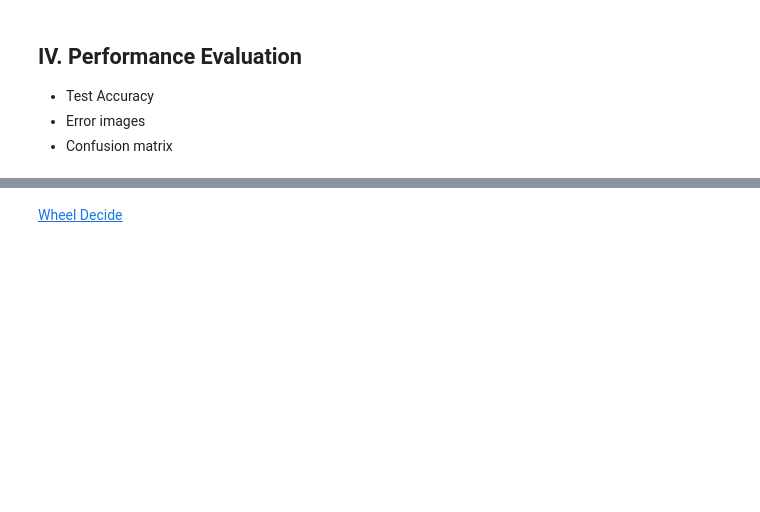
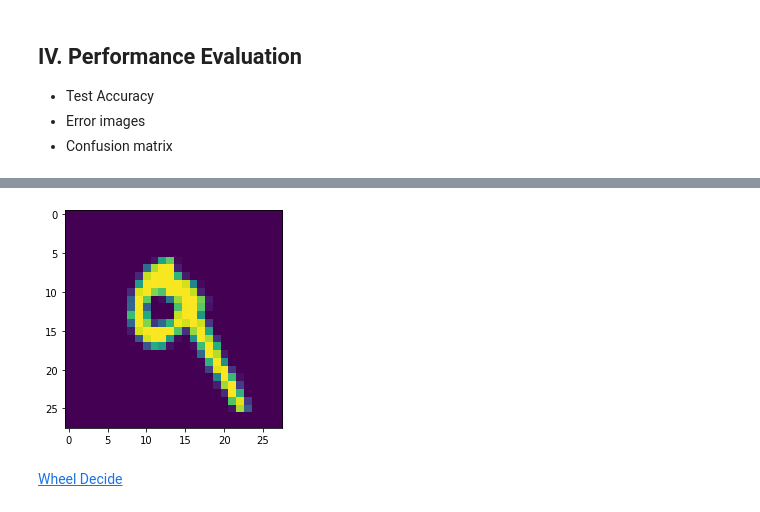
Before and after one commit to ch00226855/CMP414-765_Spring2020, a Jupyter notebook: Week05_ImageClassification.ipynb, the cells around one changed output, grey strips where cells are left out. Saved outputs shown, nothing was run; the diff lists cells and outputs as text; code cells hidden in the pictures; blank space fills up the shorter version.

```diff
--- a/Week05_ImageClassification.ipynb
+++ b/Week05_ImageClassification.ipynb
@@ -103,2 +248,3 @@ from sklearn.svm import LinearSVC
 # %%
 # Use the model to make predictions on the test images
+predictions = model_svm.predict(mnist_test[input_features])
@@ -113,0 +286,4 @@ from sklearn.svm import LinearSVC
+# %%
+# Append predictions to mnist_test
+mnist_test['SVM'] = predictions
+mnist_test.head()
@@ -113,0 +298,4 @@ from sklearn.svm import LinearSVC
+# %%
+# Create a boolean column that compares label with SVM prediction
+mnist_test['Correct?'] = (mnist_test['label'] == mnist_test['SVM'])
+mnist_test.head()
@@ -113,0 +310,4 @@ from sklearn.svm import LinearSVC
+# %%
+# Extract rows that are mis-classified
+misclassified = mnist_test[~mnist_test['Correct?']]
+misclassified.head()
@@ -114,3 +322,9 @@ from sklearn.svm import LinearSVC
+# %%
+# Show one image
+raw_test = misclassified[input_features]
+ind = get_image(raw_test, 7)
+# %% [output]
+[figure, added]
 # %%
 # Confusion matrix
 from sklearn.metrics import confusion_matrix
```
Also changed, not shown: parts of 32 cells of this notebook.
